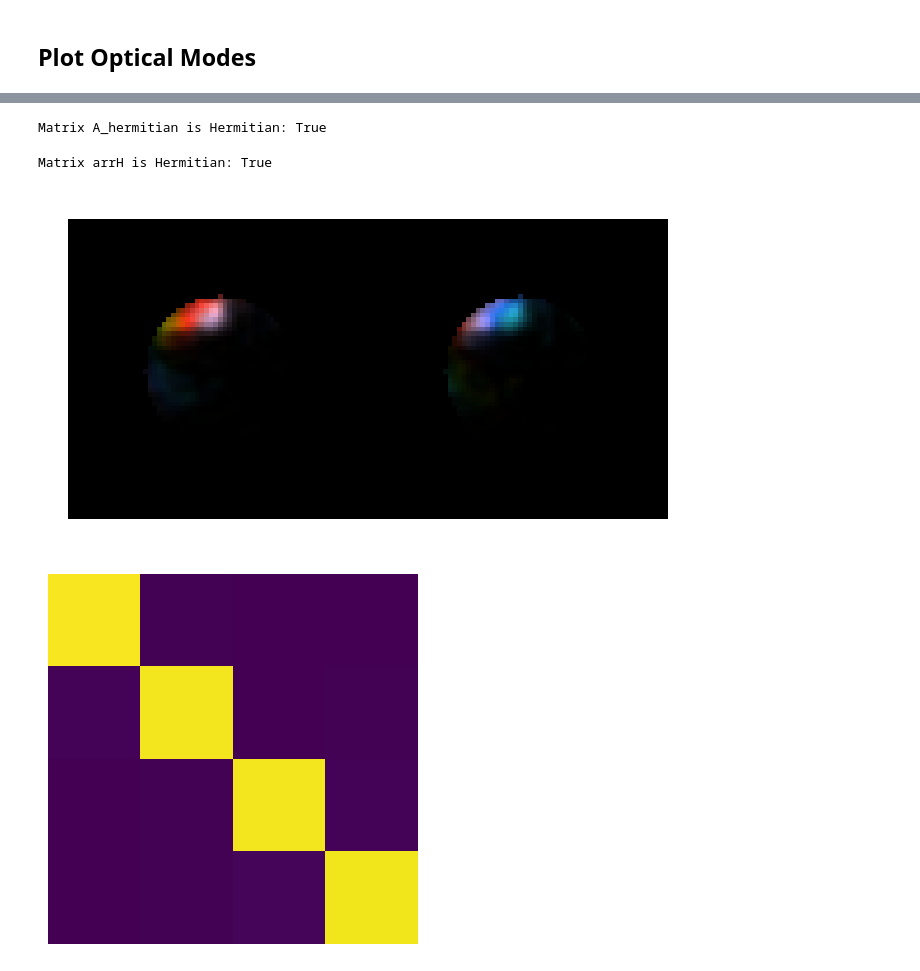
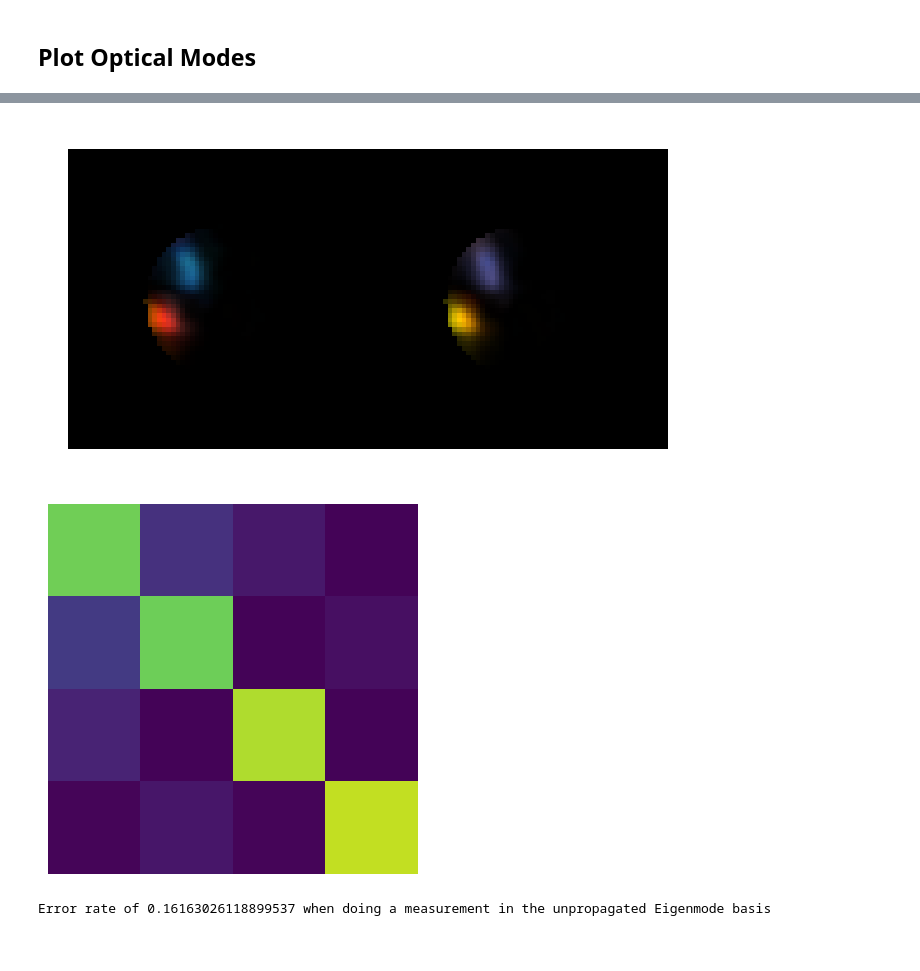
Before and after one commit to LukasScarfe/Eigen, a Jupyter notebook: eigenmodes.ipynb, the cells around one changed output, grey strips where cells are left out. Drawn from its saved outputs; the diff is of its cells as text; code cells hidden in the pictures.

Commit message:
wrote more and added notes on what to do next (normalize phase)

```diff
--- a/eigenmodes.ipynb
+++ b/eigenmodes.ipynb
@@ -518,7 +523,7 @@ plt.show()
 #Making Eigenvector optical modes
 F=Begin(size,wavelength,N)
 eigenBeams=[]
-for i in progress(range(len(eigVecs))):
+for i in progress(range(100)):
     mode=eigVecs[:,i]
     eigenInt=[abs(val)**2 for val in mode]
     eigenInt=np.pad(np.array(eigenInt).reshape((N,N)),pad_width=int(0), mode='constant', constant_values=0)
@@ -526,3 +531,5 @@ for i in progress(range(len(eigVecs))):
     eigenPhase=np.pad(np.array(eigenPhase).reshape((N,N)),pad_width=int(0), mode='constant', constant_values=0)
     F=SubPhase(SubIntensity(F,eigenInt),eigenPhase)
     eigenBeams.append(F)
+
+eigenBeamPropagated=[propChannel(beam,z,abbs) for beam in progress(eigenBeams)]
@@ -536,31 +553,16 @@ plt.show();plt.close()
-# %%
-from scipy.linalg import ishermitian
-
-H=transferMatrixH@transferMatrix
-Hconj=H.T.conj()
-
-B_H = 0.5 * (H + Hconj)
-
-print(f"Matrix A_hermitian is Hermitian: {ishermitian(B_H)}")
-# %% [output]
-Matrix A_hermitian is Hermitian: True
-# %%
-arr=np.array([[1j,1-1j],[2j,1]])
-arrH=arr.conj().T*arr
-print(f"Matrix arrH is Hermitian: {ishermitian(arrH)}")
-# %% [output]
-Matrix arrH is Hermitian: True
 # %%
-
-
 plt.show(plotBeam([eigenBeams[1],CircAperture(propChannel(eigenBeams[1],z,abbs),R=lensSize)]))
 # %% [output]
-[figure, old version]
+[figure, new version]
 # %%
+modeNumber=4
 
-bestEigenModes=[beam for beam in eigenBeams[:4]]
-bestNoTurbEigenModesProp=[propChannel(beam,z,len(abbs),'0') for beam in eigenBeams[:4]]
-bestEigenModesProp=[Normal(propChannel(beam,z,abbs,'0')) for beam in eigenBeams[:4]]
-plt.show(plotCrosstalk(crosstalk(bestEigenModes,bestEigenModesProp)))
+bestEigenBeams=eigenBeams[:modeNumber]
+bestEigenBeamsPropagated=eigenBeamPropagated[:modeNumber]
+
+
+plt.show(plotCrosstalk(crosstalk(bestEigenBeams,bestEigenBeamsPropagated)))
+print(f'Error rate of {beamsError(bestEigenBeams,bestEigenBeamsPropagated)} when doing a measurement in the unpropagated Eigenmode basis')
 # %% [output]
-[figure, old version]
+[figure, new version]
+Error rate of 0.16163026118899537 when doing a measurement in the unpropagated Eigenmode basis
```
Also changed, not shown: parts of 7 cells of this notebook, 1 other file.
